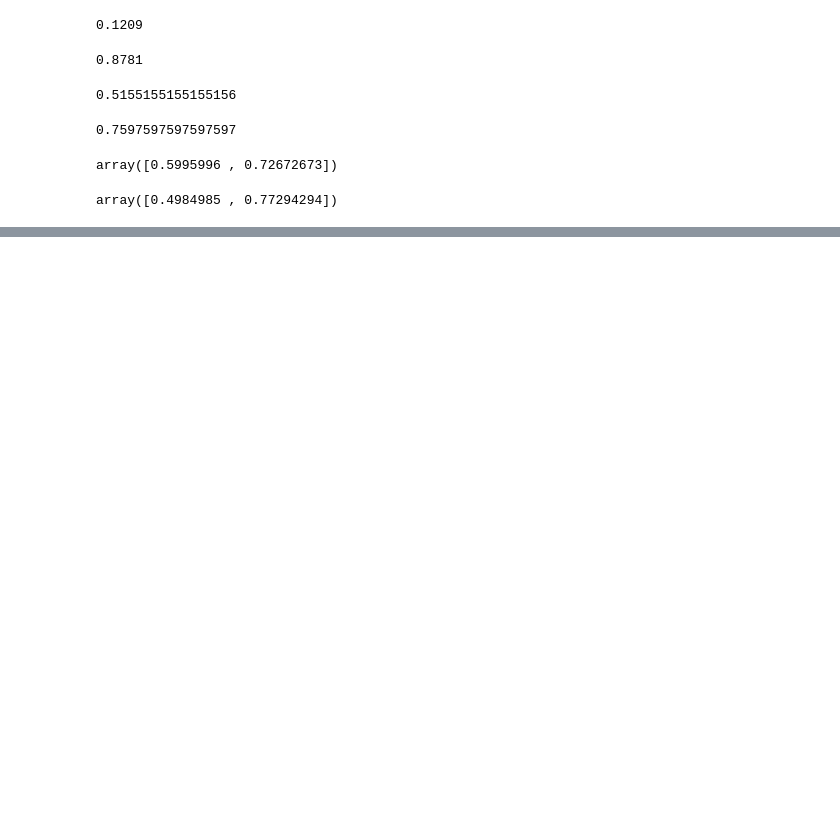
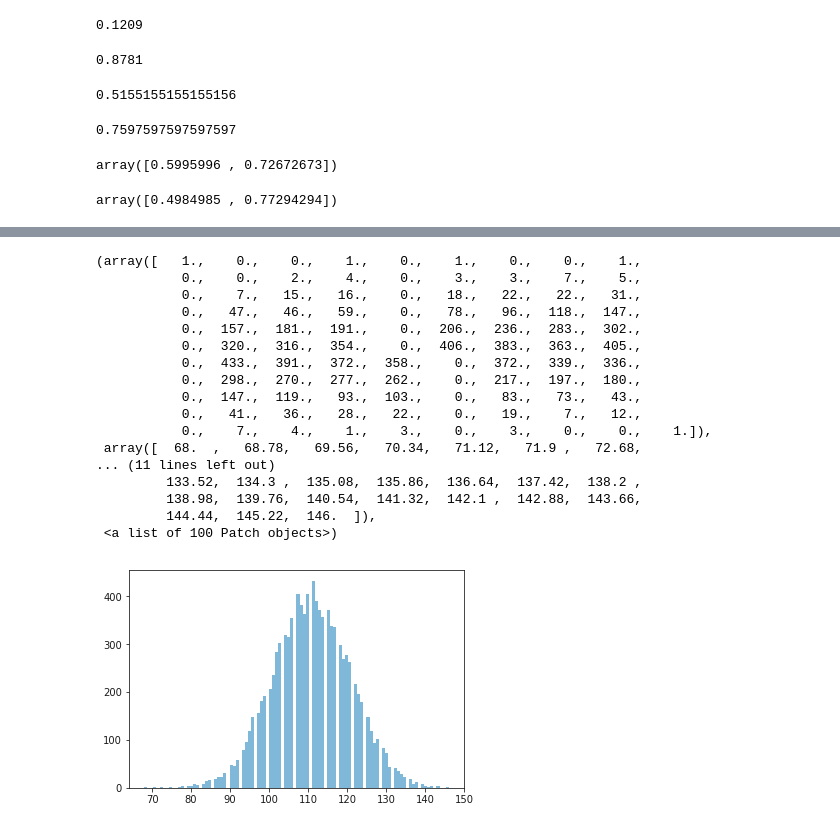
Before and after one commit to yangyu-1/statistical_rethinking_hw_pymc3, a Jupyter notebook: chapter_notebooks/chapter_3.ipynb, the cells around one changed output, grey strips where cells are left out. Saved outputs shown, nothing was run; the diff lists cells and outputs as text; code cells hidden in the pictures; blank space fills up the shorter version.

```diff
--- a/chapter_notebooks/chapter_3.ipynb
+++ b/chapter_notebooks/chapter_3.ipynb
@@ -111,0 +143,21 @@ def posterior_grid_approx(grid_points=100, success=6, tosses=9):
+# %%
+plt.hist(dummy_boys, bins=100, alpha=0.5)
+# %% [output]
+(array([   1.,    0.,    0.,    1.,    0.,    1.,    0.,    0.,    1.,
+           0.,    0.,    2.,    4.,    0.,    3.,    3.,    7.,    5.,
+           0.,    7.,   15.,   16.,    0.,   18.,   22.,   22.,   31.,
+           0.,   47.,   46.,   59.,    0.,   78.,   96.,  118.,  147.,
+           0.,  157.,  181.,  191.,    0.,  206.,  236.,  283.,  302.,
+           0.,  320.,  316.,  354.,    0.,  406.,  383.,  363.,  405.,
+           0.,  433.,  391.,  372.,  358.,    0.,  372.,  339.,  336.,
+           0.,  298.,  270.,  277.,  262.,    0.,  217.,  197.,  180.,
+           0.,  147.,  119.,   93.,  103.,    0.,   83.,   73.,   43.,
+           0.,   41.,   36.,   28.,   22.,    0.,   19.,    7.,   12.,
+           0.,    7.,    4.,    1.,    3.,    0.,    3.,    0.,    0.,    1.]),
+ array([  68.  ,   68.78,   69.56,   70.34,   71.12,   71.9 ,   72.68,
+... (11 lines left out)
+         133.52,  134.3 ,  135.08,  135.86,  136.64,  137.42,  138.2 ,
+         138.98,  139.76,  140.54,  141.32,  142.1 ,  142.88,  143.66,
+         144.44,  145.22,  146.  ]),
+ <a list of 100 Patch objects>)
+[figure, added]
```
Also changed, not shown: parts of 16 cells of this notebook.
